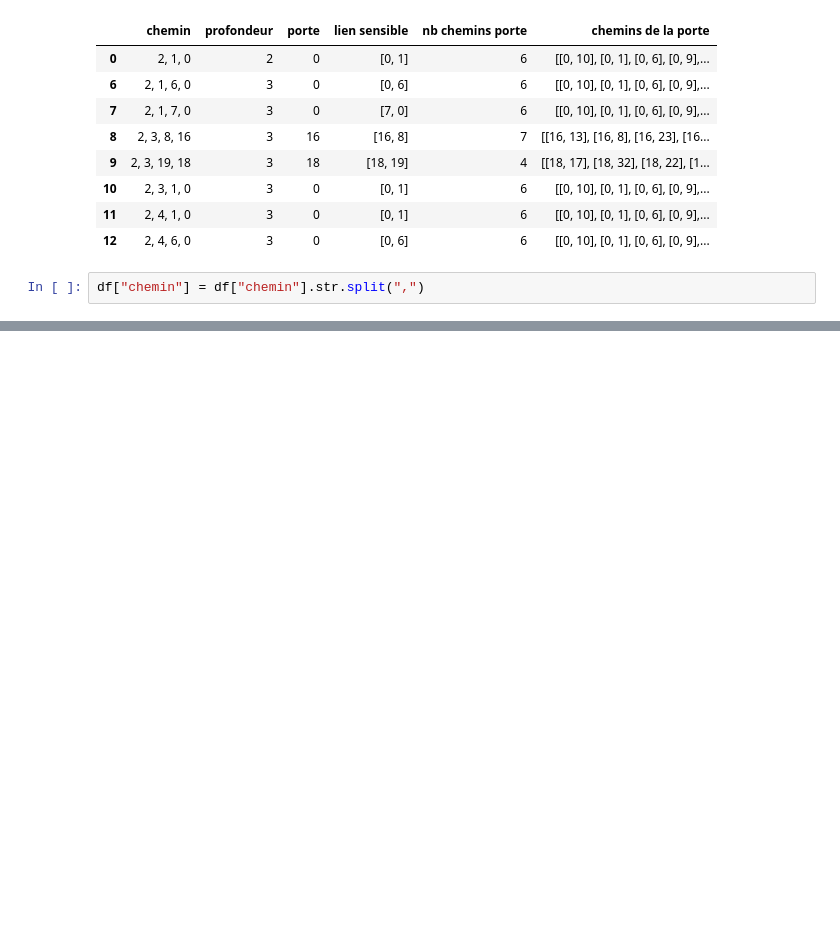
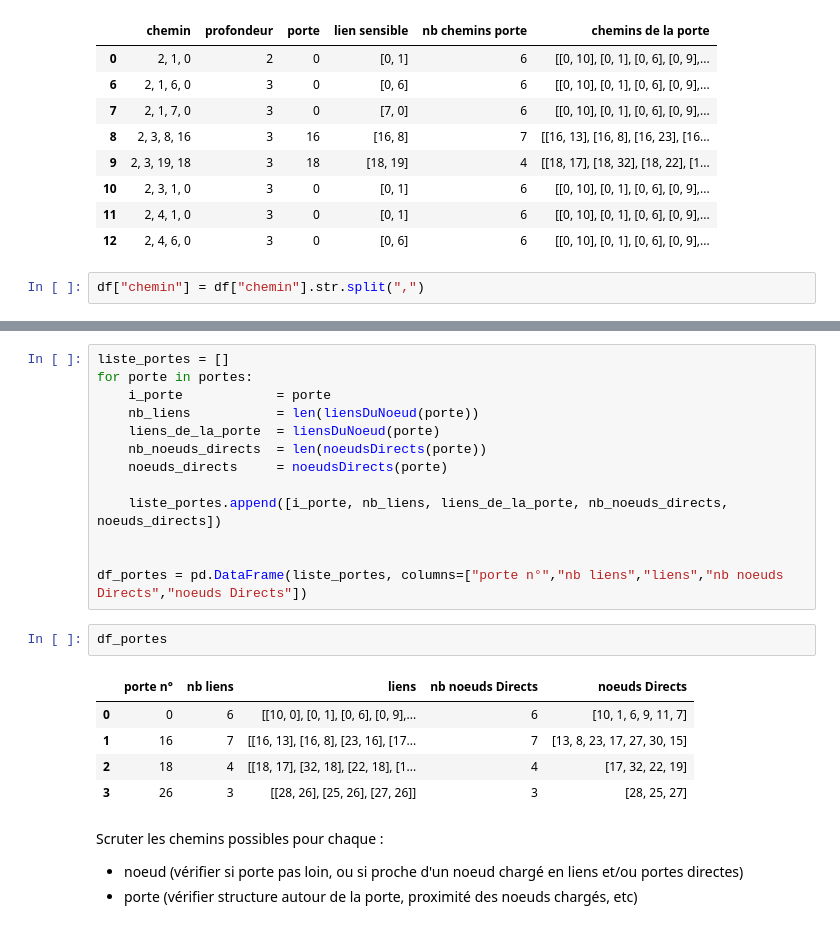
Before and after one commit to yzapart/codingame_DFS_DeathFirstSearch_ep2, a Jupyter notebook: DeathFirstSearchEp2_230121_0.ipynb, the cells around one changed output, grey strips where cells are left out. Cells and saved outputs as stored; diff of their text form; blank space fills up the shorter version.

```diff
--- a/DeathFirstSearchEp2_230121_0.ipynb
+++ b/DeathFirstSearchEp2_230121_0.ipynb
@@ -146,0 +180,25 @@ df
+# %%
+liste_portes = []
+for porte in portes:
+    i_porte            = porte
+    nb_liens           = len(liensDuNoeud(porte))
+    liens_de_la_porte  = liensDuNoeud(porte)
+    nb_noeuds_directs  = len(noeudsDirects(porte))
+    noeuds_directs     = noeudsDirects(porte)
+
+    liste_portes.append([i_porte, nb_liens, liens_de_la_porte, nb_noeuds_directs, noeuds_directs])
+
+
+df_portes = pd.DataFrame(liste_portes, columns=["porte n°","nb liens","liens","nb noeuds Directs","noeuds Directs"])
+# %%
+df_portes
+# %% [output]
+|  | porte n° | nb liens | liens | nb noeuds Directs | noeuds Directs |
+| 0 | 0 | 6 | [[10, 0], [0, 1], [0, 6], [0, 9],... | 6 | [10, 1, 6, 9, 11, 7] |
+| 1 | 16 | 7 | [[16, 13], [16, 8], [23, 16], [17... | 7 | [13, 8, 23, 17, 27, 30, 15] |
+| 2 | 18 | 4 | [[18, 17], [32, 18], [22, 18], [1... | 4 | [17, 32, 22, 19] |
+| 3 | 26 | 3 | [[28, 26], [25, 26], [27, 26]] | 3 | [28, 25, 27] |
+# %% [markdown]
+Scruter les chemins possibles pour chaque :
+  - noeud (vérifier si porte pas loin, ou si proche d'un noeud chargé en liens et/ou portes directes)
+  - porte (vérifier structure autour de la porte, proximité des noeuds chargés, etc)
```
Also changed, not shown: parts of 6 cells of this notebook.
